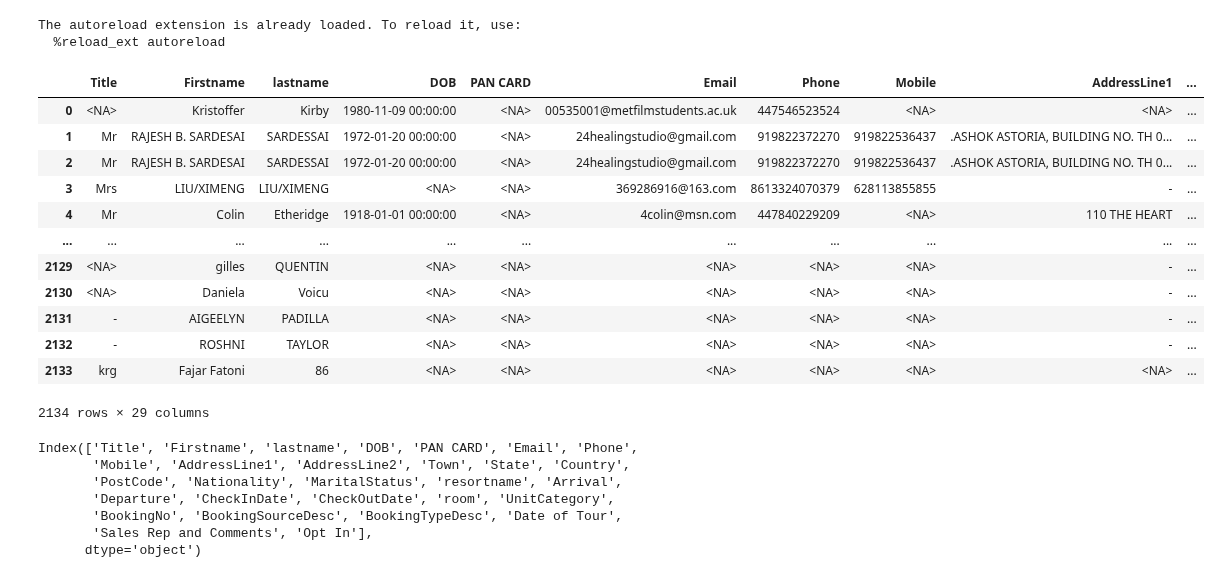
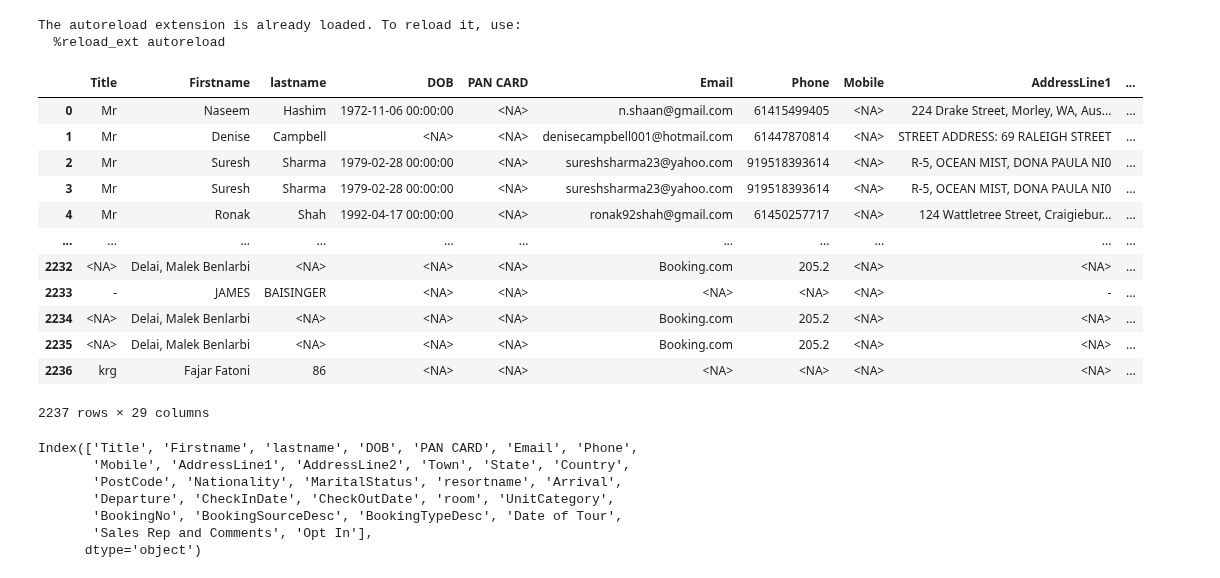
Before and after one commit to fajarfat1195/python.github.io, a Jupyter notebook: past_guest_toni_app/viewpoint_pg_clean_1.ipynb, the cells around one changed output. Cells and saved outputs as stored; diff of their text form; code cells hidden in the pictures.

```diff
--- a/past_guest_toni_app/viewpoint_pg_clean_1.ipynb
+++ b/past_guest_toni_app/viewpoint_pg_clean_1.ipynb
@@ -15,24 +15,24 @@ import main_module as m
 The autoreload extension is already loaded. To reload it, use:
   %reload_ext autoreload
 # %%
-path = r'C:\Users\fajar.fatoni\Documents\Python\Data\Past Guest Data\View Point\2025\May\18 May - 26 May\CheckOutReport 18 May - 26 May.xlsx'
+path = r'C:\Users\fajar.fatoni\Documents\Python\Data\Past Guest Data\View Point\2025\Jun\25 May - 2 Jun\CheckOutReport 25 May - 2 Jun.xlsx'
 df_viewpoint = pd.read_excel(path, dtype='string', sheet_name='Sheet1')
 count_data_awal = df_viewpoint.shape[0]
 df_viewpoint
 # %% [output]
 |  | Title | Firstname | lastname | DOB | PAN CARD | Email | Phone | Mobile | AddressLine1 | ... |
-| 0 | <NA> | Kristoffer | Kirby | 1980-11-09 00:00:00 | <NA> | 00535001@metfilmstudents.ac.uk | 447546523524 | <NA> | <NA> | ... |
-| 1 | Mr | RAJESH B. SARDESAI | SARDESSAI | 1972-01-20 00:00:00 | <NA> | 24healingstudio@gmail.com | 919822372270 | 919822536437 | .ASHOK ASTORIA, BUILDING NO. TH 0... | ... |
-| 2 | Mr | RAJESH B. SARDESAI | SARDESSAI | 1972-01-20 00:00:00 | <NA> | 24healingstudio@gmail.com | 919822372270 | 919822536437 | .ASHOK ASTORIA, BUILDING NO. TH 0... | ... |
-| 3 | Mrs | LIU/XIMENG | LIU/XIMENG | <NA> | <NA> | 369286916@163.com | 8613324070379 | 628113855855 | - | ... |
-| 4 | Mr | Colin | Etheridge | 1918-01-01 00:00:00 | <NA> | 4colin@msn.com | 447840229209 | <NA> | 110 THE HEART | ... |
+| 0 | Mr | Naseem | Hashim | 1972-11-06 00:00:00 | <NA> | n.shaan@gmail.com | 61415499405 | <NA> | 224 Drake Street, Morley, WA, Aus... | ... |
+| 1 | Mr | Denise | Campbell | <NA> | <NA> | denisecampbell001@hotmail.com | 61447870814 | <NA> | STREET ADDRESS: 69 RALEIGH STREET | ... |
+| 2 | Mr | Suresh | Sharma | 1979-02-28 00:00:00 | <NA> | sureshsharma23@yahoo.com | 919518393614 | <NA> | R-5, OCEAN MIST, DONA PAULA NI0 | ... |
+| 3 | Mr | Suresh | Sharma | 1979-02-28 00:00:00 | <NA> | sureshsharma23@yahoo.com | 919518393614 | <NA> | R-5, OCEAN MIST, DONA PAULA NI0 | ... |
+| 4 | Mr | Ronak | Shah | 1992-04-17 00:00:00 | <NA> | ronak92shah@gmail.com | 61450257717 | <NA> | 124 Wattletree Street, Craigiebur... | ... |
 | ... | ... | ... | ... | ... | ... | ... | ... | ... | ... | ... |
-| 2129 | <NA> | gilles | QUENTIN | <NA> | <NA> | <NA> | <NA> | <NA> | - | ... |
-| 2130 | <NA> | Daniela | Voicu | <NA> | <NA> | <NA> | <NA> | <NA> | - | ... |
-| 2131 | - | AIGEELYN | PADILLA | <NA> | <NA> | <NA> | <NA> | <NA> | - | ... |
-| 2132 | - | ROSHNI | TAYLOR | <NA> | <NA> | <NA> | <NA> | <NA> | - | ... |
-| 2133 | krg | Fajar Fatoni | 86 | <NA> | <NA> | <NA> | <NA> | <NA> | <NA> | ... |
+| 2232 | <NA> | Delai, Malek Benlarbi | <NA> | <NA> | <NA> | Booking.com | 205.2 | <NA> | <NA> | ... |
+| 2233 | - | JAMES | BAISINGER | <NA> | <NA> | <NA> | <NA> | <NA> | - | ... |
+| 2234 | <NA> | Delai, Malek Benlarbi | <NA> | <NA> | <NA> | Booking.com | 205.2 | <NA> | <NA> | ... |
+| 2235 | <NA> | Delai, Malek Benlarbi | <NA> | <NA> | <NA> | Booking.com | 205.2 | <NA> | <NA> | ... |
+| 2236 | krg | Fajar Fatoni | 86 | <NA> | <NA> | <NA> | <NA> | <NA> | <NA> | ... |
-2134 rows × 29 columns
+2237 rows × 29 columns
 # %%
 df_viewpoint.columns
 # %% [output]
```
Also changed, not shown: parts of 6 cells of this notebook, 2 other files.
